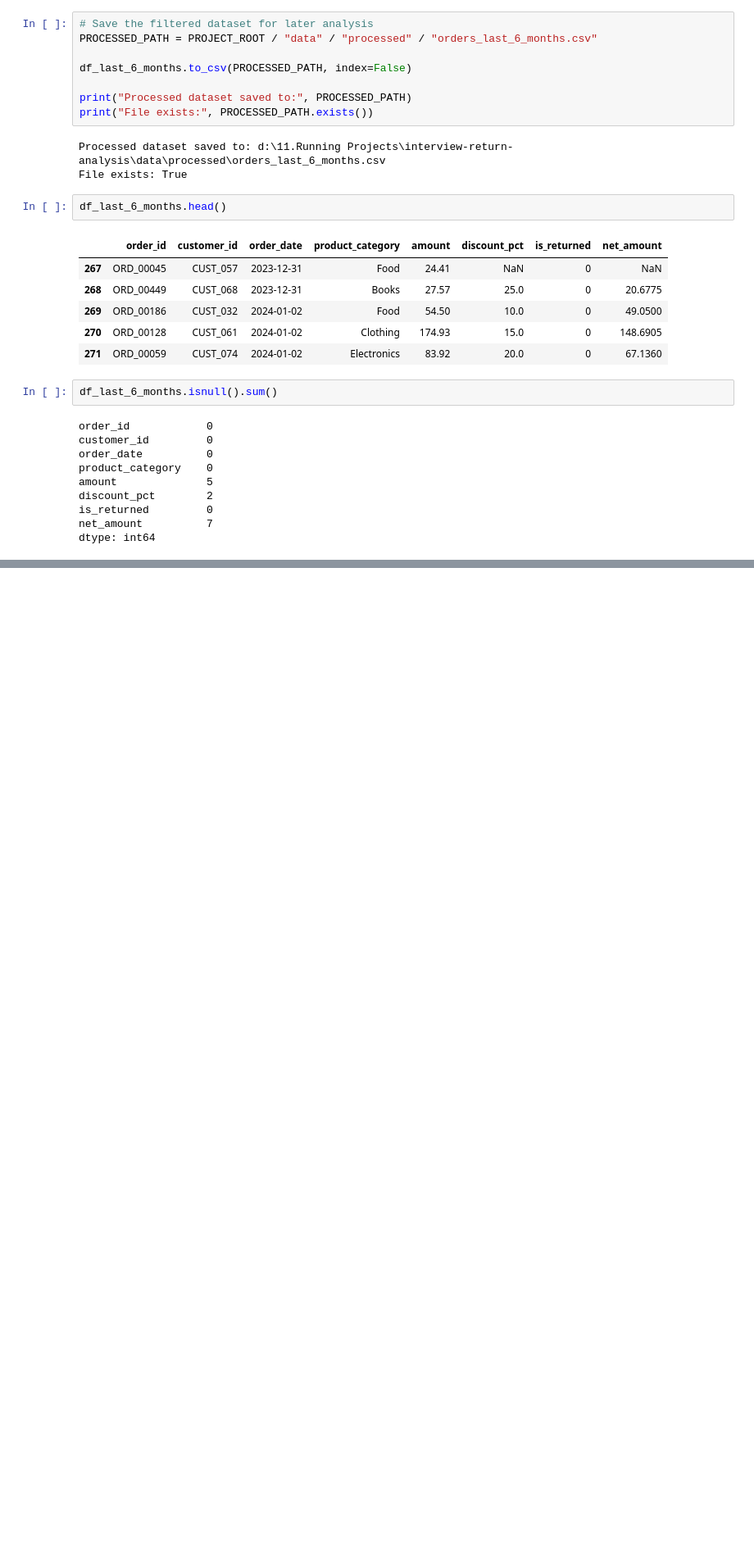
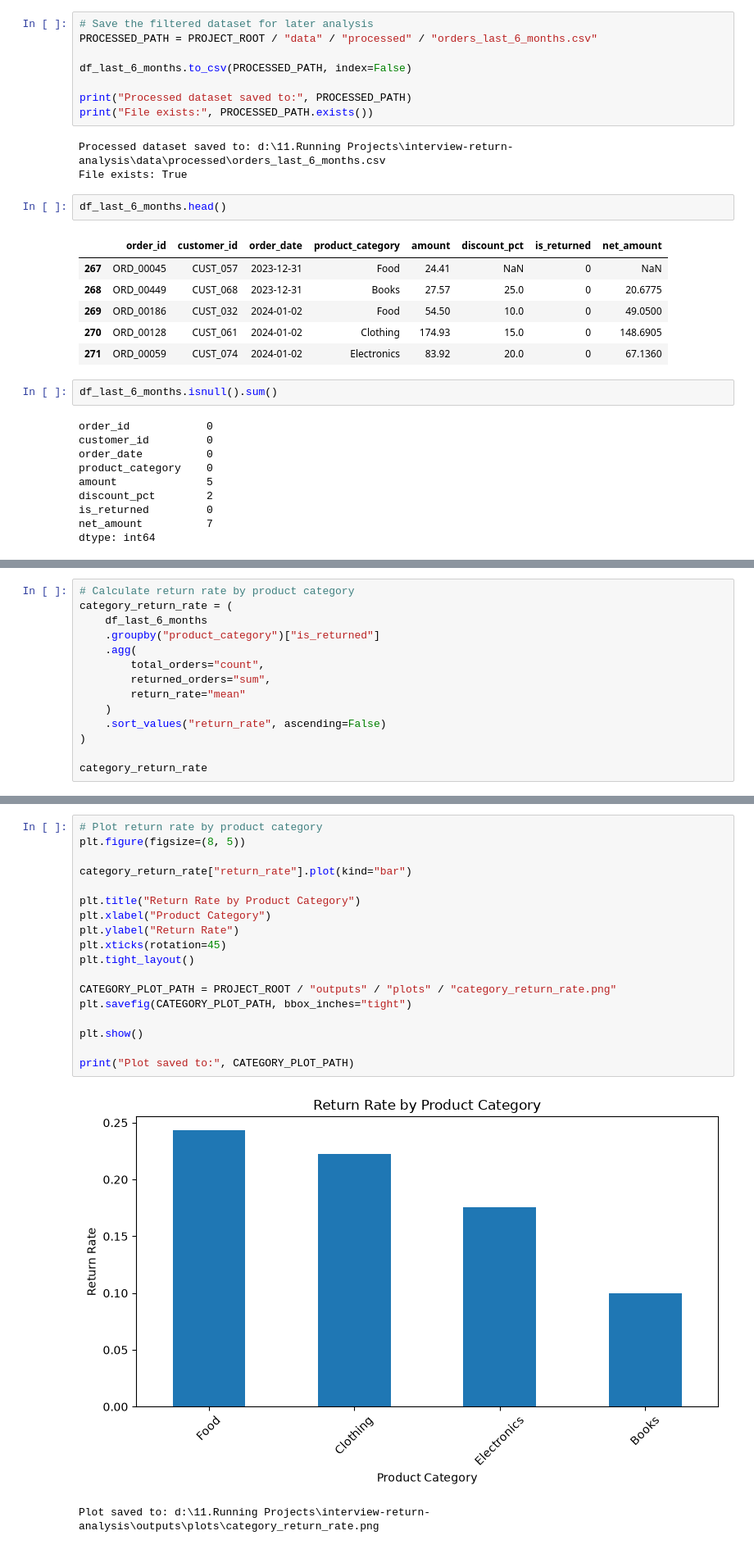
Before and after one commit to oshan-rajakaruna/interview-return-analysis, a Jupyter notebook: notebooks/return_analysis.ipynb, the cells around one changed output, grey strips where cells are left out. Shown at 82% size. Drawn from its saved outputs; the diff is of its cells as text; blank space fills up the shorter version.

Commit message:
Add EDA analysis
Added return rate analysis by product category, discount-return correlation, correlation plot, and top customer spending analysis.

```diff
--- a/notebooks/return_analysis.ipynb
+++ b/notebooks/return_analysis.ipynb
@@ -229,0 +240,14 @@ dtype: int64
+# %%
+# Calculate return rate by product category
+category_return_rate = (
+    df_last_6_months
+    .groupby("product_category")["is_returned"]
+    .agg(
+        total_orders="count",
+        returned_orders="sum",
+        return_rate="mean"
+    )
+    .sort_values("return_rate", ascending=False)
+)
+
+category_return_rate
@@ -229,0 +270,21 @@ dtype: int64
+# %%
+# Plot return rate by product category
+plt.figure(figsize=(8, 5))
+
+category_return_rate["return_rate"].plot(kind="bar")
+
+plt.title("Return Rate by Product Category")
+plt.xlabel("Product Category")
+plt.ylabel("Return Rate")
+plt.xticks(rotation=45)
+plt.tight_layout()
+
+CATEGORY_PLOT_PATH = PROJECT_ROOT / "outputs" / "plots" / "category_return_rate.png"
+plt.savefig(CATEGORY_PLOT_PATH, bbox_inches="tight")
+
+plt.show()
+
+print("Plot saved to:", CATEGORY_PLOT_PATH)
+# %% [output]
+[figure, added]
+Plot saved to: d:\11.Running Projects\interview-return-analysis\outputs\plots\category_return_rate.png
```
Also changed, not shown: parts of 7 cells of this notebook.
